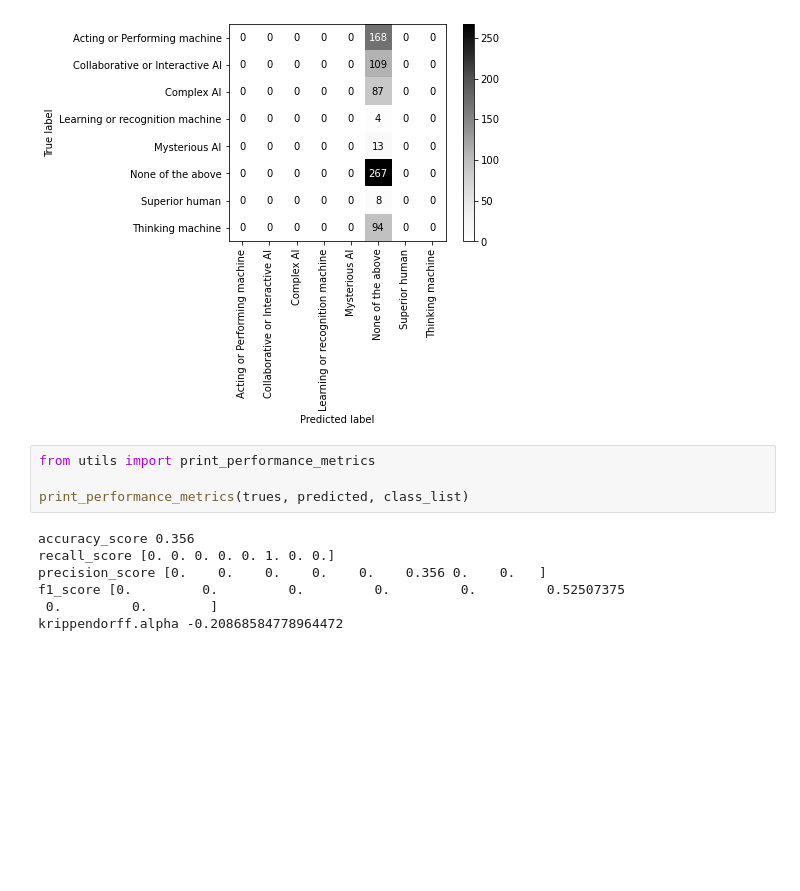
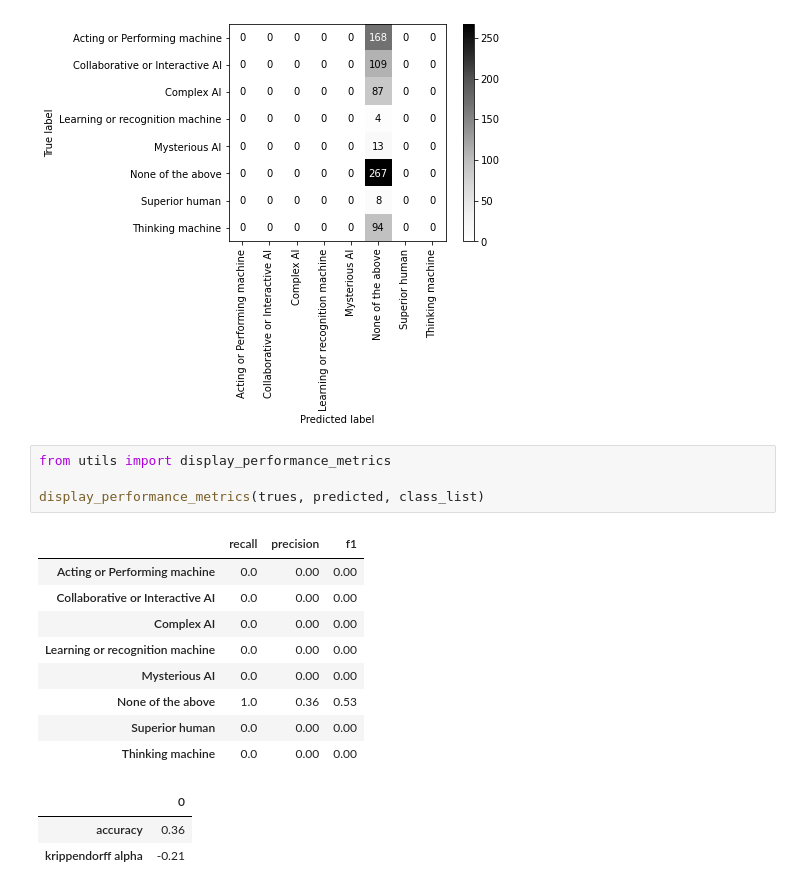
Before and after one commit to robot-or-brain/robot_or_brain, a Jupyter notebook: performance_majority_baseline.ipynb, the cells around one changed output. Drawn from its saved outputs; the diff is of its cells as text; blank space fills up the shorter version.

Commit message:
use pandas for pretty performance metric displaying

```diff
--- a/performance_majority_baseline.ipynb
+++ b/performance_majority_baseline.ipynb
@@ -69,13 +69,19 @@ _ = disp.plot(cmap='Greys', xticks_rotation='vertical')
 # %% [output]
 [figure]
 # %%
-from utils import print_performance_metrics
+from utils import display_performance_metrics
 
-print_performance_metrics(trues, predicted, class_list)
+display_performance_metrics(trues, predicted, class_list)
 # %% [output]
-accuracy_score 0.356
-recall_score [0. 0. 0. 0. 0. 1. 0. 0.]
-precision_score [0.    0.    0.    0.    0.    0.356 0.    0.   ]
-f1_score [0.         0.         0.         0.         0.         0.52507375
- 0.         0.        ]
-krippendorff.alpha -0.20868584778964472
+|  | recall | precision | f1 |
+| Acting or Performing machine | 0.0 | 0.00 | 0.00 |
+| Collaborative or Interactive AI | 0.0 | 0.00 | 0.00 |
+| Complex AI | 0.0 | 0.00 | 0.00 |
+| Learning or recognition machine | 0.0 | 0.00 | 0.00 |
+| Mysterious AI | 0.0 | 0.00 | 0.00 |
+| None of the above | 1.0 | 0.36 | 0.53 |
+| Superior human | 0.0 | 0.00 | 0.00 |
+| Thinking machine | 0.0 | 0.00 | 0.00 |
+|  | 0 |
+| accuracy | 0.36 |
+| krippendorff alpha | -0.21 |
```
Also changed, not shown: 1 other file.
